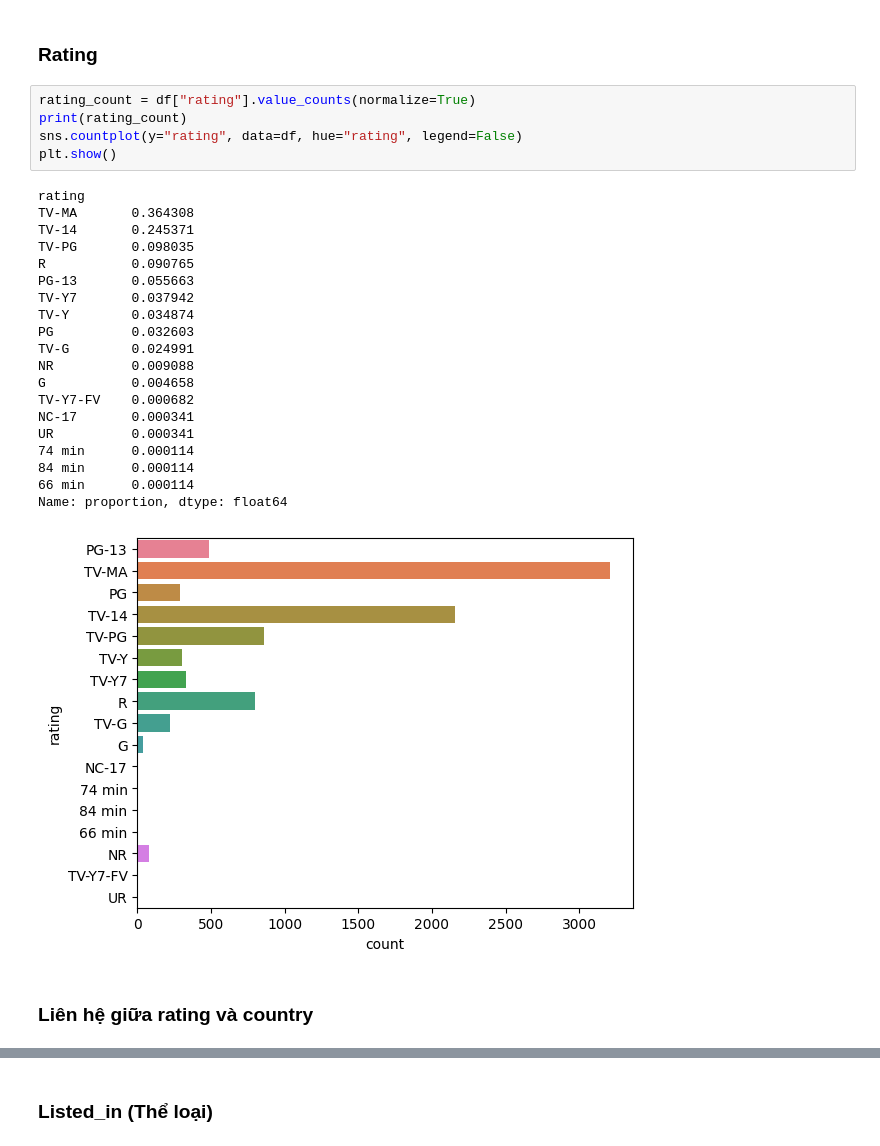
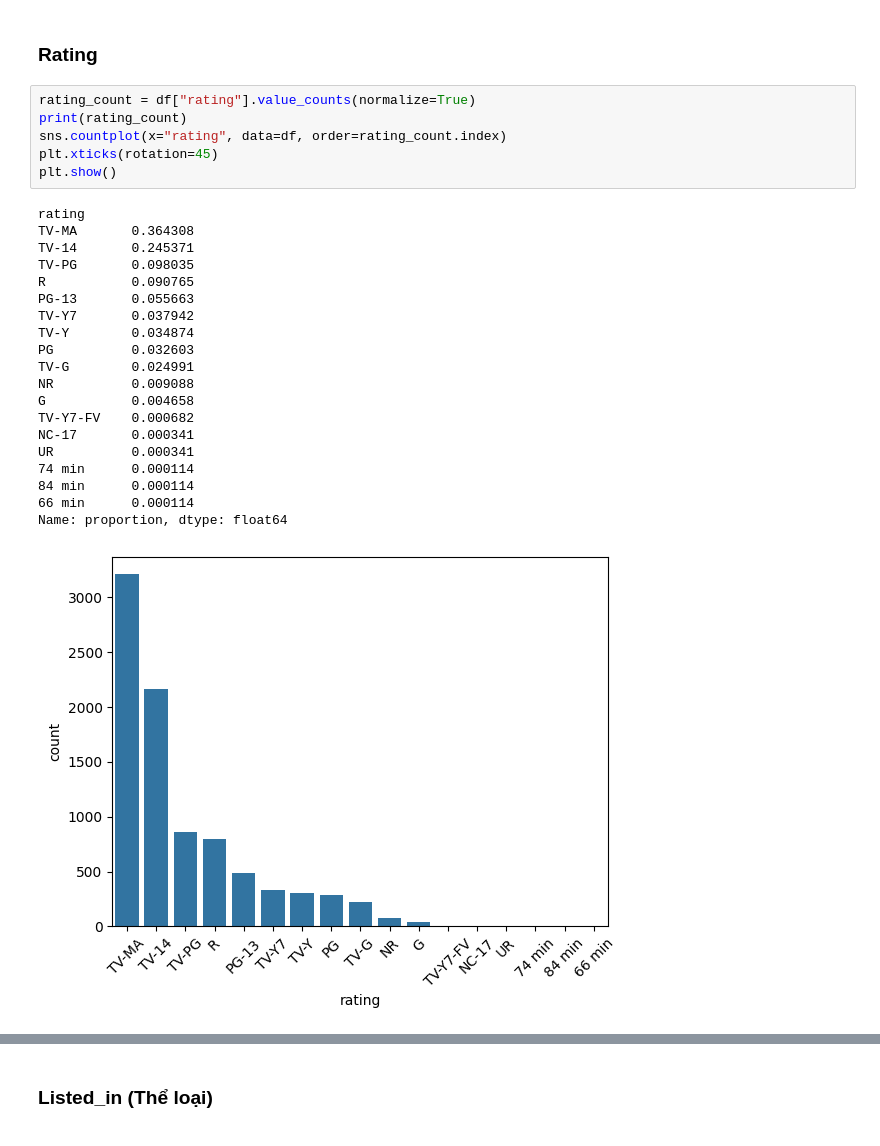
Before and after one commit to nhttrn84/Data_Visualization, a Jupyter notebook: relationship.ipynb, the cells around one changed output, grey strips where cells are left out. Cells and saved outputs as stored; diff of their text form.

```diff
--- a/relationship.ipynb
+++ b/relationship.ipynb
@@ -323,28 +329,27 @@ Name: count, dtype: int64
 # %%
 rating_count = df["rating"].value_counts(normalize=True)
 print(rating_count)
-sns.countplot(y="rating", data=df, hue="rating", legend=False)
+sns.countplot(x="rating", data=df, order=rating_count.index)
+plt.xticks(rotation=45)
 plt.show()
 # %% [output]
 rating
 TV-MA       0.364308
 TV-14       0.245371
 TV-PG       0.098035
 R           0.090765
 PG-13       0.055663
 TV-Y7       0.037942
 TV-Y        0.034874
 PG          0.032603
 TV-G        0.024991
 NR          0.009088
 G           0.004658
 TV-Y7-FV    0.000682
 NC-17       0.000341
 UR          0.000341
 74 min      0.000114
 84 min      0.000114
 66 min      0.000114
 Name: proportion, dtype: float64
-[figure, old version]
+[figure, new version]
-# %% [markdown]
-### Liên hệ giữa rating và country
```
Also changed, not shown: parts of 11 cells of this notebook.
